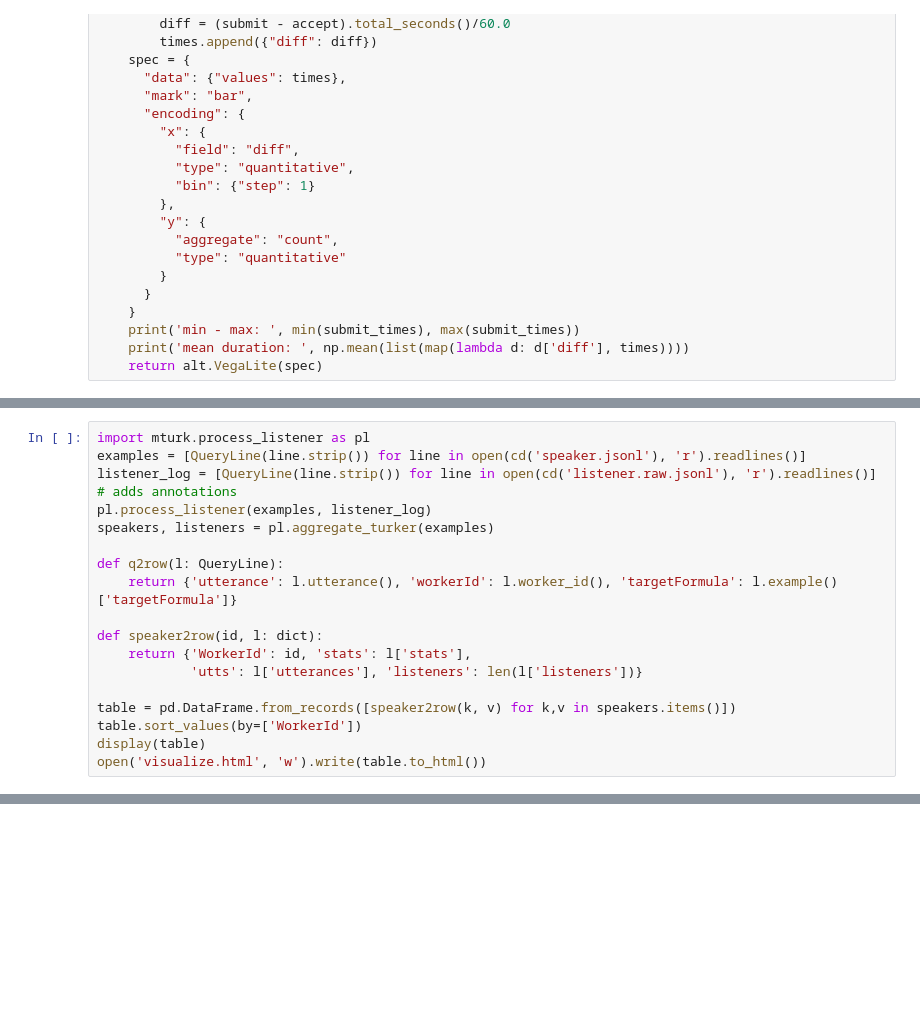
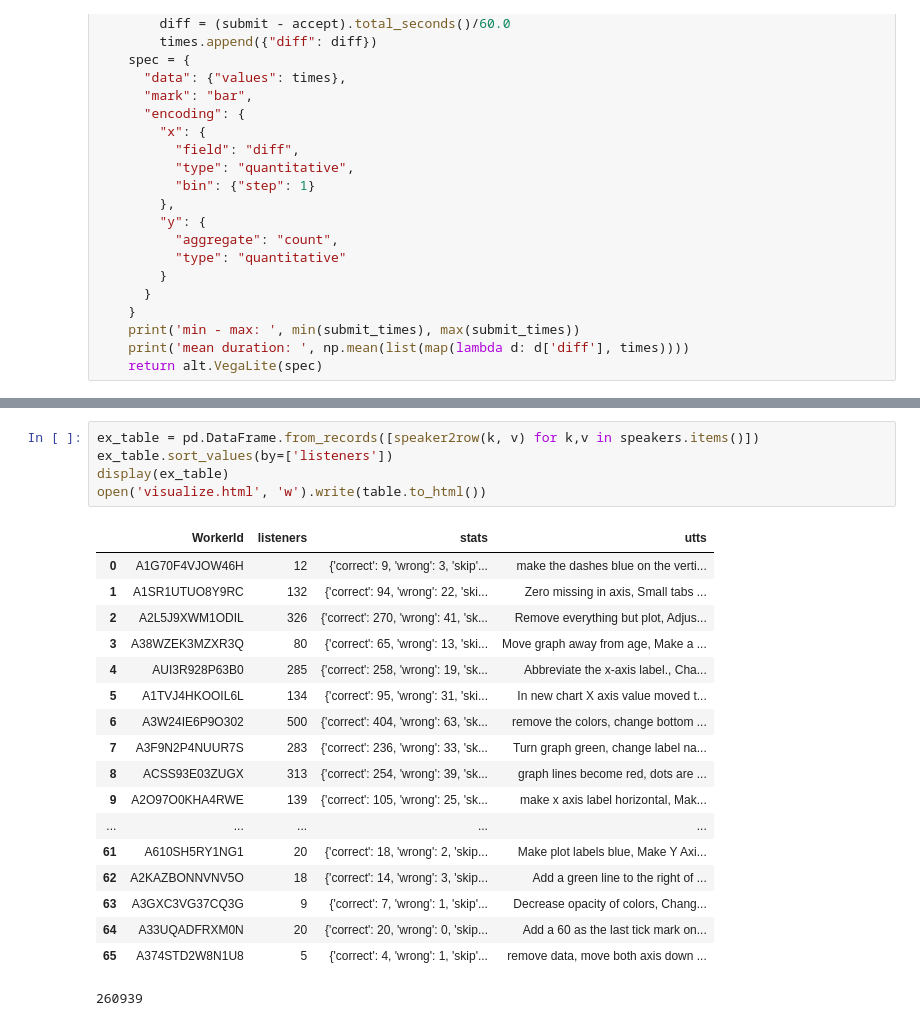
Before and after one commit to stanfordnlp/plot-data, a Jupyter notebook: stats.ipynb, the cells around one changed output, grey strips where cells are left out. Saved outputs shown, nothing was run; the diff lists cells and outputs as text; blank space fills up the shorter version.

```diff
--- a/stats.ipynb
+++ b/stats.ipynb
@@ -153,19 +191,0 @@ def to_html(spec):
-# %%
-import mturk.process_listener as pl
-examples = [QueryLine(line.strip()) for line in open(cd('speaker.jsonl'), 'r').readlines()]
-listener_log = [QueryLine(line.strip()) for line in open(cd('listener.raw.jsonl'), 'r').readlines()]
-# adds annotations
-pl.process_listener(examples, listener_log)
-speakers, listeners = pl.aggregate_turker(examples)
-
-def q2row(l: QueryLine):
-    return {'utterance': l.utterance(), 'workerId': l.worker_id(), 'targetFormula': l.example()['targetFormula']}
-
-def speaker2row(id, l: dict):
-    return {'WorkerId': id, 'stats': l['stats'],
-            'utts': l['utterances'], 'listeners': len(l['listeners'])}
-
-table = pd.DataFrame.from_records([speaker2row(k, v) for k,v in speakers.items()])
-table.sort_values(by=['WorkerId'])
-display(table)
-open('visualize.html', 'w').write(table.to_html())
@@ -191,0 +319,24 @@ number of listener pick_or_skip 4655
+# %%
+ex_table = pd.DataFrame.from_records([speaker2row(k, v) for k,v in speakers.items()])
+ex_table.sort_values(by=['listeners'])
+display(ex_table)
+open('visualize.html', 'w').write(table.to_html())
+# %% [output]
+|  | WorkerId | listeners | stats | utts |
+| 0 | A1G70F4VJOW46H | 12 | {'correct': 9, 'wrong': 3, 'skip'... | make the dashes blue on the verti... |
+| 1 | A1SR1UTUO8Y9RC | 132 | {'correct': 94, 'wrong': 22, 'ski... | Zero missing in axis, Small tabs ... |
+| 2 | A2L5J9XWM1ODIL | 326 | {'correct': 270, 'wrong': 41, 'sk... | Remove everything but plot, Adjus... |
+| 3 | A38WZEK3MZXR3Q | 80 | {'correct': 65, 'wrong': 13, 'ski... | Move graph away from age, Make a ... |
+| 4 | AUI3R928P63B0 | 285 | {'correct': 258, 'wrong': 19, 'sk... | Abbreviate the x-axis label., Cha... |
+| 5 | A1TVJ4HKOOIL6L | 134 | {'correct': 95, 'wrong': 31, 'ski... | In new chart X axis value moved t... |
+| 6 | A3W24IE6P9O302 | 500 | {'correct': 404, 'wrong': 63, 'sk... | remove the colors, change bottom ... |
+| 7 | A3F9N2P4NUUR7S | 283 | {'correct': 236, 'wrong': 33, 'sk... | Turn graph green, change label na... |
+| 8 | ACSS93E03ZUGX | 313 | {'correct': 254, 'wrong': 39, 'sk... | graph lines become red, dots are ... |
+| 9 | A2O97O0KHA4RWE | 139 | {'correct': 105, 'wrong': 25, 'sk... | make x axis label horizontal, Mak... |
+| ... | ... | ... | ... | ... |
+| 61 | A610SH5RY1NG1 | 20 | {'correct': 18, 'wrong': 2, 'skip... | Make plot labels blue, Make Y Axi... |
+| 62 | A2KAZBONNVNV5O | 18 | {'correct': 14, 'wrong': 3, 'skip... | Add a green line to the right of ... |
+| 63 | A3GXC3VG37CQ3G | 9 | {'correct': 7, 'wrong': 1, 'skip'... | Decrease opacity of colors, Chang... |
+| 64 | A33UQADFRXM0N | 20 | {'correct': 20, 'wrong': 0, 'skip... | Add a 60 as the last tick mark on... |
+| 65 | A374STD2W8N1U8 | 5 | {'correct': 4, 'wrong': 1, 'skip'... | remove data, move both axis down ... |
+260939
```
Also changed, not shown: parts of 7 cells of this notebook, 6 other files.
